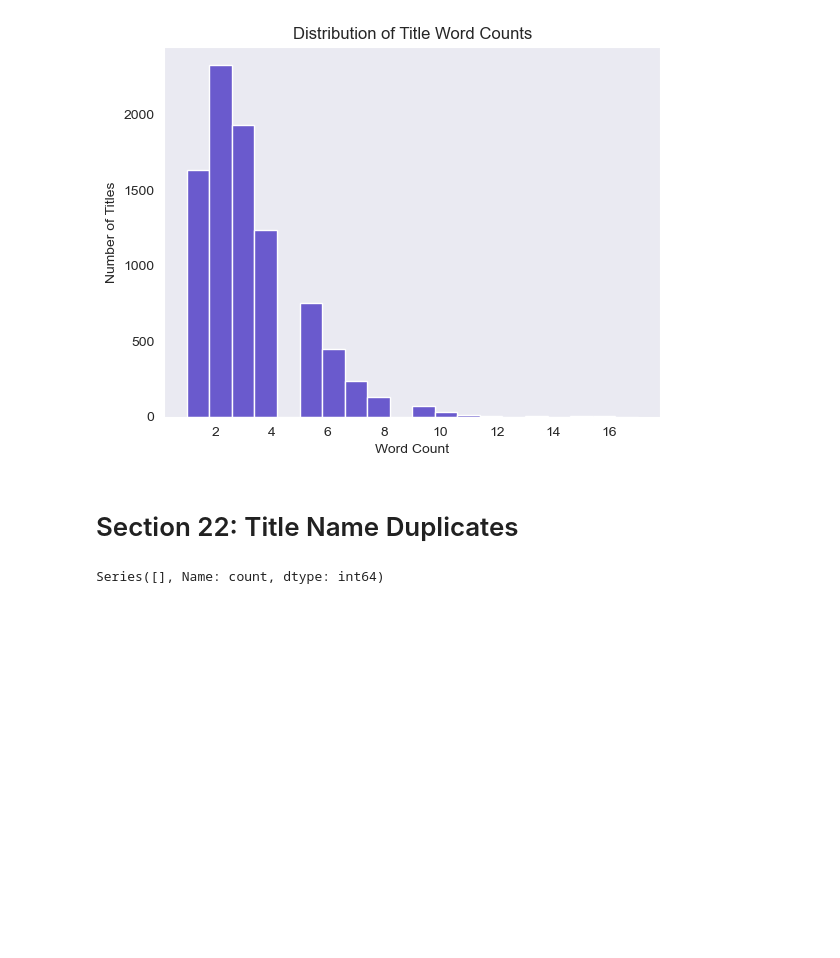
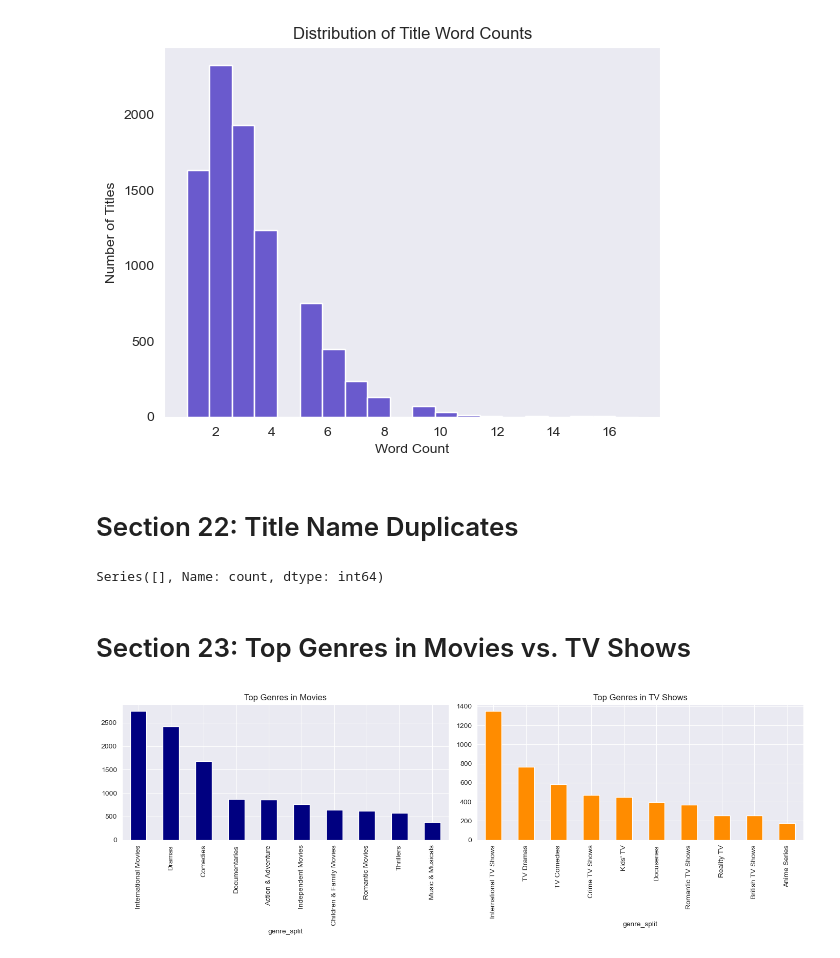
Before and after one commit to aghabidareh/NetflixAnalyzer, a Jupyter notebook: main.ipynb, the cells around one changed output. Drawn from its saved outputs; the diff is of its cells as text; code cells hidden in the pictures; blank space fills up the shorter version.

Commit message:
plots-and-graphs

```diff
--- a/main.ipynb
+++ b/main.ipynb
@@ -360,3 +360,18 @@ duplicate_titles = df['title'].value_counts()[df['title'].value_counts() > 1]
 print(duplicate_titles)
 # %% [output]
 Series([], Name: count, dtype: int64)
+# %% [markdown]
+# Section 23: Top Genres in Movies vs. TV Shows
+# %%
+# Genre comparison
+df['genre_split'] = df['listed_in'].str.split(',')
+movie_genres = df[df['type'] == 'Movie']['genre_split'].explode().str.strip().value_counts().head(10)
+tv_genres = df[df['type'] == 'TV Show']['genre_split'].explode().str.strip().value_counts().head(10)
+
+fig, ax = plt.subplots(1, 2, figsize=(14, 5))
+movie_genres.plot(kind='bar', ax=ax[0], color='navy', title='Top Genres in Movies')
+tv_genres.plot(kind='bar', ax=ax[1], color='darkorange', title='Top Genres in TV Shows')
+plt.tight_layout()
+plt.show()
+# %% [output]
+[figure, added]
```
